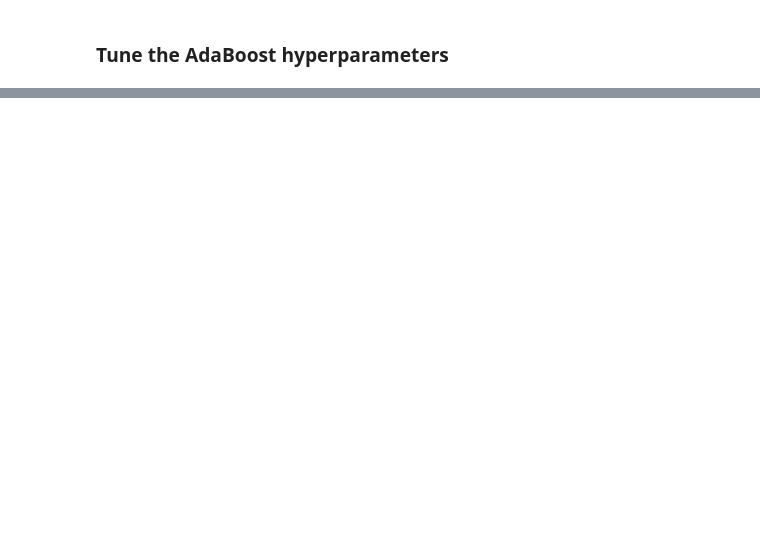
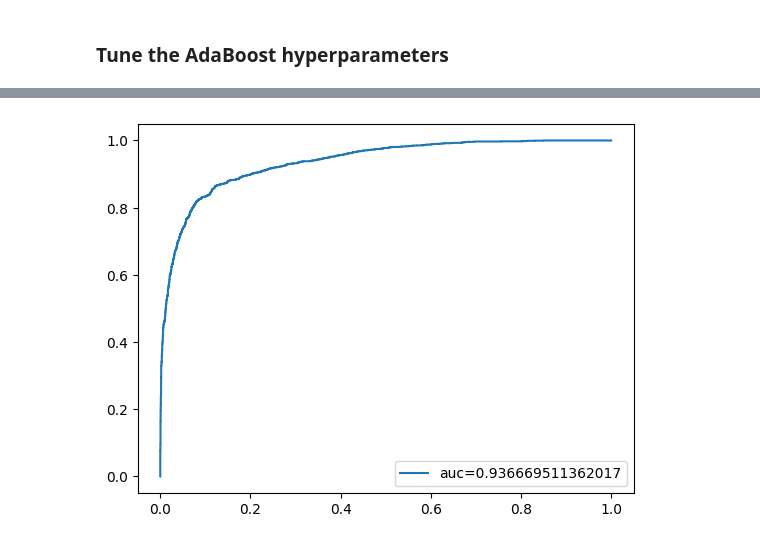
Before and after one commit to braeden-reinoso/Air-Toxin-Risk-in-Marginalized-Communities, a Jupyter notebook: Models/AdaBoost/AdaBoost.ipynb, the cells around one changed output, grey strips where cells are left out. Saved outputs shown, nothing was run; the diff lists cells and outputs as text; code cells hidden in the pictures; blank space fills up the shorter version.

```diff
--- a/Models/AdaBoost/AdaBoost.ipynb
+++ b/Models/AdaBoost/AdaBoost.ipynb
@@ -255,0 +264,5 @@ f1 on test:  0.7466155810983397
+# %%
+# Define the scoring metrics
+scoring = {'precision': make_scorer(precision_score),
+           'recall': make_scorer(recall_score),
+           'f2': make_scorer(fbeta_score, beta=2)}
@@ -255,0 +285,11 @@ f1 on test:  0.7466155810983397
+# %%
+gs_param_grid = [{
+    'estimator__max_depth': [6,11,12,15],
+    'n_estimators' : [30, 50, 70, 90]
+}]
+
+grid_search = GridSearchCV(ada_clf, gs_param_grid, scoring=scoring, refit='f2', cv=kfolds, n_jobs= 5, verbose=1)
+grid_search.fit(X_train, y_train)
+
+print("Best parameters : ", grid_search.best_params_)
+print("Best score : ", grid_search.best_score_)
@@ -255,0 +300,12 @@ f1 on test:  0.7466155810983397
+# %%
+gs_param_grid = [{
+    'estimator__max_depth': [6,8,10],
+    'n_estimators' : [70, 90, 120],
+    'learning_rate': [0.1, 0.5, 1.0]
+}]
+
+grid_search = GridSearchCV(ada_clf, gs_param_grid, scoring=scoring, refit='f2', cv=kfolds, n_jobs= 5, verbose=1)
+grid_search.fit(X_train, y_train)
+
+print("Best parameters : ", grid_search.best_params_)
+print("Best score : ", grid_search.best_score_)
@@ -255,0 +326,11 @@ f1 on test:  0.7466155810983397
+# %%
+y_prob = best_model.predict_proba(X_val)[:,1]
+precision, recall, _ = precision_recall_curve(y_val, y_prob)
+
+plt.figure(figsize=(8, 6))
+plt.plot(recall, precision)
+plt.xlabel('Recall')
+plt.ylabel('Precision')
+plt.title('Precision-Recall Curve for best model')
+plt.legend(loc='best')
+plt.show()
@@ -255,0 +340,8 @@ f1 on test:  0.7466155810983397
+# %%
+fpr, tpr, _ = roc_curve(y_val,  y_prob)
+auc = roc_auc_score(y_val, y_prob)
+plt.plot(fpr,tpr,label="auc="+str(auc))
+plt.legend(loc=4)
+plt.show()
+# %% [output]
+[figure, added]
```
Also changed, not shown: parts of 32 cells of this notebook.
